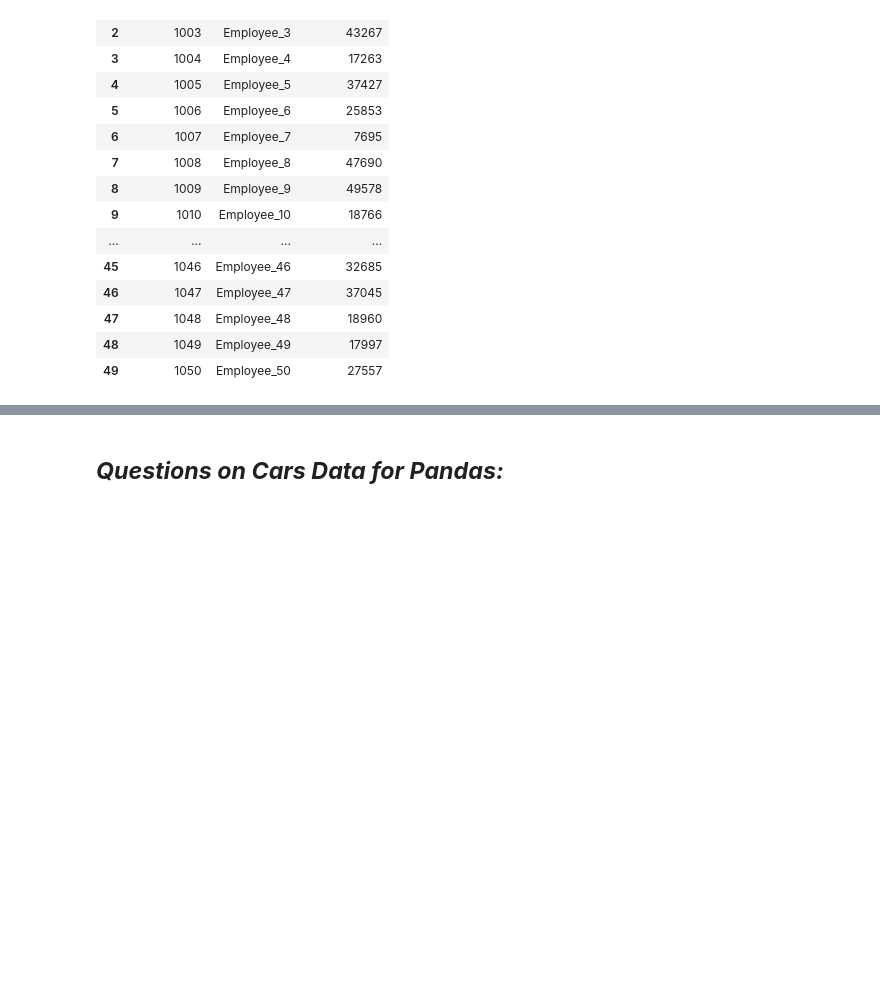
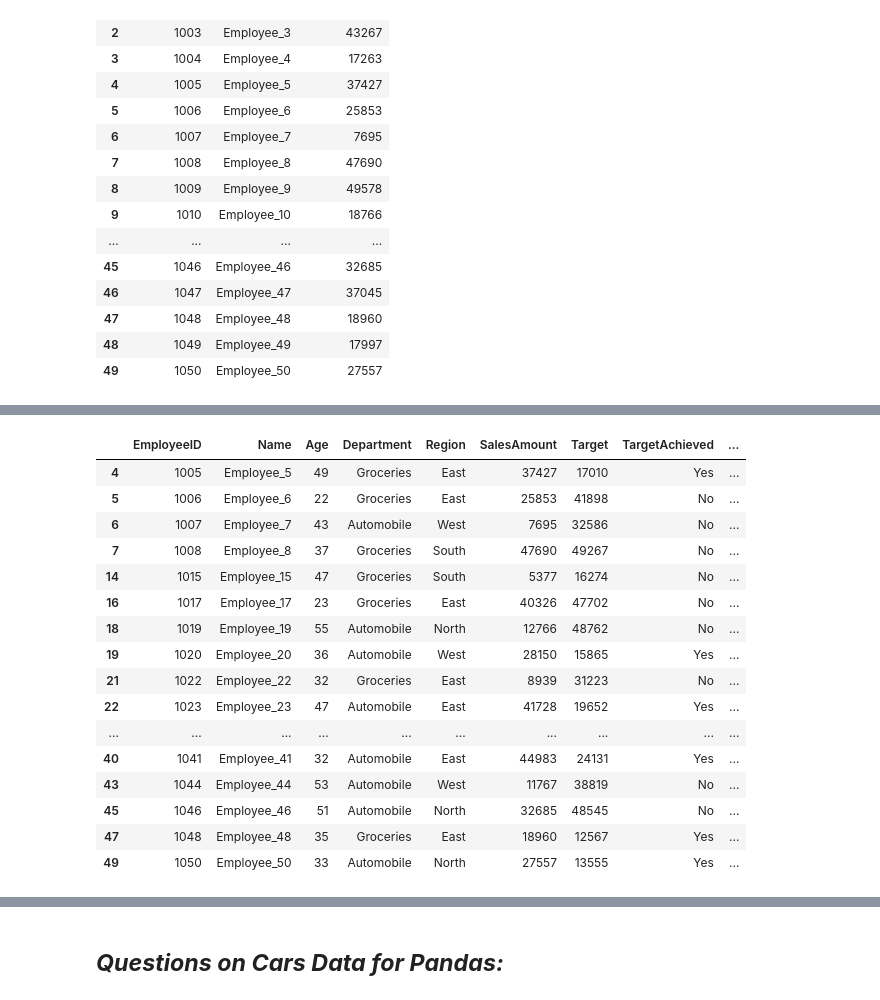
Before and after one commit to vaishnaviPatil1111/Python, a Jupyter notebook: Python_Pandas.ipynb, the cells around one changed output, grey strips where cells are left out. Cells and saved outputs as stored; diff of their text form; code cells hidden in the pictures; blank space fills up the shorter version.

```diff
--- a/Python_Pandas.ipynb
+++ b/Python_Pandas.ipynb
@@ -166,0 +291,21 @@ df[['EmployeeID', 'Name', 'SalesAmount']]
+# %%
+#17.	Find employees who belong to either "Groceries" or "Automobile" department.
+df[(df['Department'] == 'Groceries') | (df['Department'] == 'Automobile')]
+# %% [output]
+|  | EmployeeID | Name | Age | Department | Region | SalesAmount | Target | TargetAchieved | ... |
+| 4 | 1005 | Employee_5 | 49 | Groceries | East | 37427 | 17010 | Yes | ... |
+| 5 | 1006 | Employee_6 | 22 | Groceries | East | 25853 | 41898 | No | ... |
+| 6 | 1007 | Employee_7 | 43 | Automobile | West | 7695 | 32586 | No | ... |
+| 7 | 1008 | Employee_8 | 37 | Groceries | South | 47690 | 49267 | No | ... |
+| 14 | 1015 | Employee_15 | 47 | Groceries | South | 5377 | 16274 | No | ... |
+| 16 | 1017 | Employee_17 | 23 | Groceries | East | 40326 | 47702 | No | ... |
+| 18 | 1019 | Employee_19 | 55 | Automobile | North | 12766 | 48762 | No | ... |
+| 19 | 1020 | Employee_20 | 36 | Automobile | West | 28150 | 15865 | Yes | ... |
+| 21 | 1022 | Employee_22 | 32 | Groceries | East | 8939 | 31223 | No | ... |
+| 22 | 1023 | Employee_23 | 47 | Automobile | East | 41728 | 19652 | Yes | ... |
+| ... | ... | ... | ... | ... | ... | ... | ... | ... | ... |
+| 40 | 1041 | Employee_41 | 32 | Automobile | East | 44983 | 24131 | Yes | ... |
+| 43 | 1044 | Employee_44 | 53 | Automobile | West | 11767 | 38819 | No | ... |
+| 45 | 1046 | Employee_46 | 51 | Automobile | North | 32685 | 48545 | No | ... |
+| 47 | 1048 | Employee_48 | 35 | Groceries | East | 18960 | 12567 | Yes | ... |
+| 49 | 1050 | Employee_50 | 33 | Automobile | North | 27557 | 13555 | Yes | ... |
```
Also changed, not shown: parts of 21 cells of this notebook.
